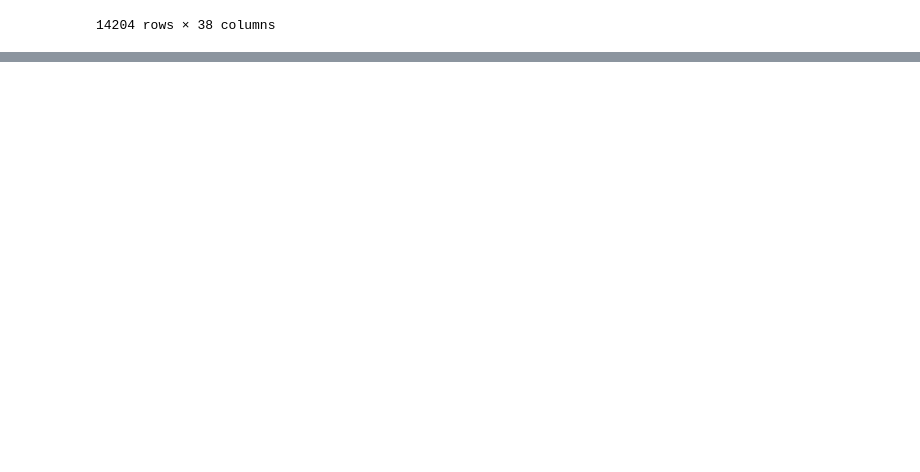
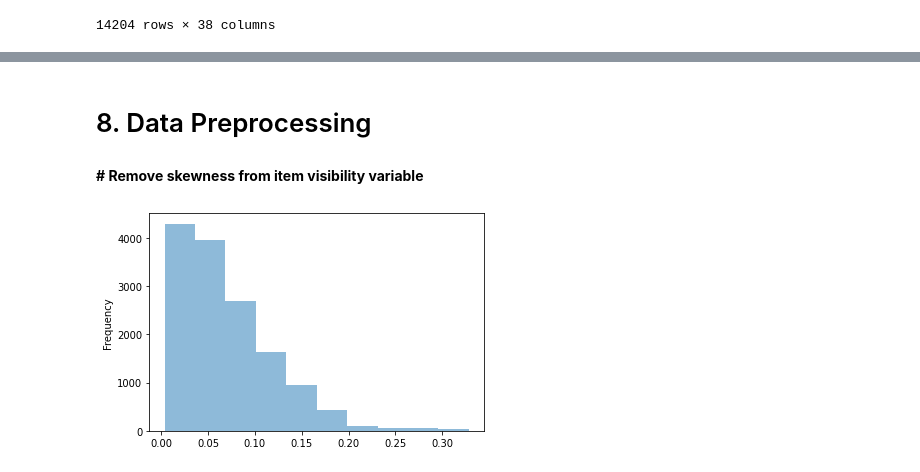
Before and after one commit to deepakmarichi/Big-Mart-Sales-Prediction, a Jupyter notebook: Sales_Prediction.ipynb, the cells around one changed output, grey strips where cells are left out. Saved outputs shown, nothing was run; the diff lists cells and outputs as text; code cells hidden in the pictures; blank space fills up the shorter version.

```diff
--- a/Sales_Prediction.ipynb
+++ b/Sales_Prediction.ipynb
@@ -666,0 +699,12 @@ combined.shape
+# %% [markdown]
+# 8. Data Preprocessing
+# %%
+# Drop the unwanted columns
+combined.drop(['Item_Type',"Outlet_Establishment_Year"],inplace=True,axis=1)
+# %% [markdown]
+**# Remove skewness from item visibility variable**
+# %%
+combined['Item_Visibility'].plot.hist(alpha=0.5)
+plt.show()
+# %% [output]
+[figure, added]
```
Also changed, not shown: parts of 37 cells of this notebook, 2 other files.
